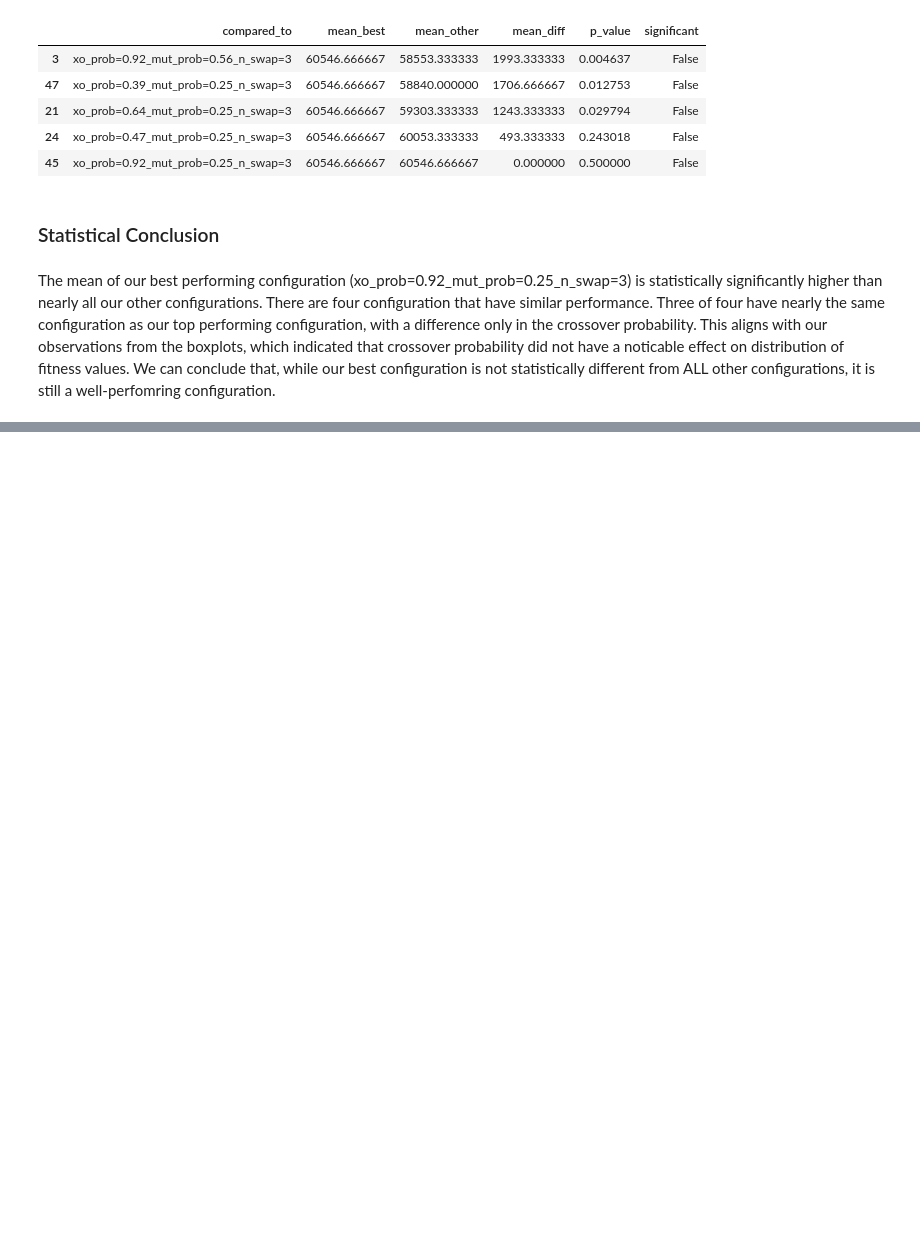
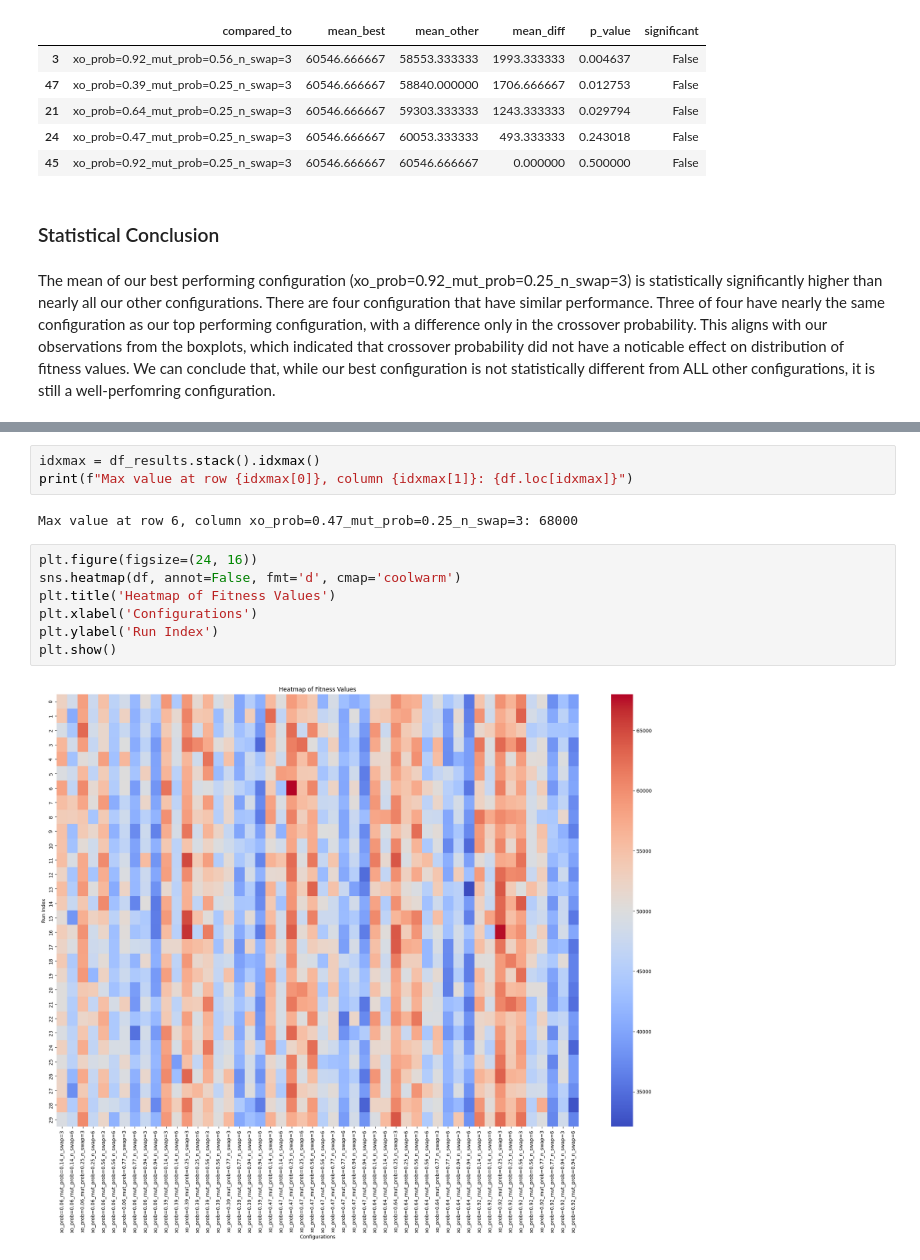
Before and after one commit to gcordeirofm/CIFO25_42, a Jupyter notebook: project/phase_2.ipynb, the cells around one changed output, grey strips where cells are left out. Saved outputs shown, nothing was run; the diff lists cells and outputs as text; blank space fills up the shorter version.

```diff
--- a/project/phase_2.ipynb
+++ b/project/phase_2.ipynb
@@ -397,0 +423,14 @@ The mean of our best performing configuration (xo_prob=0.92_mut_prob=0.25_n_swap
+# %%
+idxmax = df_results.stack().idxmax()
+print(f"Max value at row {idxmax[0]}, column {idxmax[1]}: {df.loc[idxmax]}")
+# %% [output]
+Max value at row 6, column xo_prob=0.47_mut_prob=0.25_n_swap=3: 68000
+# %%
+plt.figure(figsize=(24, 16))
+sns.heatmap(df, annot=False, fmt='d', cmap='coolwarm')
+plt.title('Heatmap of Fitness Values')
+plt.xlabel('Configurations')
+plt.ylabel('Run Index')
+plt.show()
+# %% [output]
+[figure, added]
```
Also changed, not shown: parts of 3 cells of this notebook, 2 other files.
